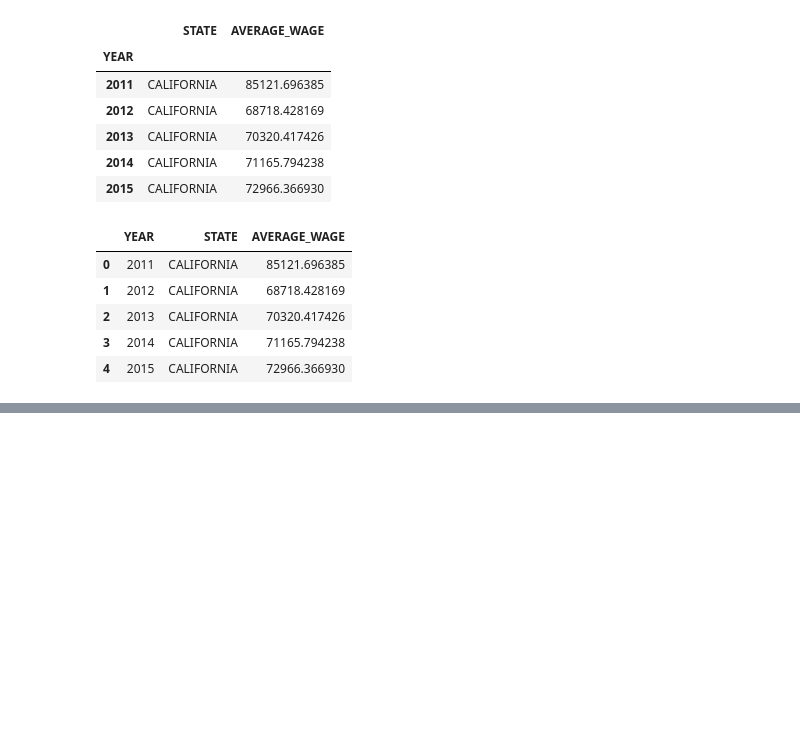
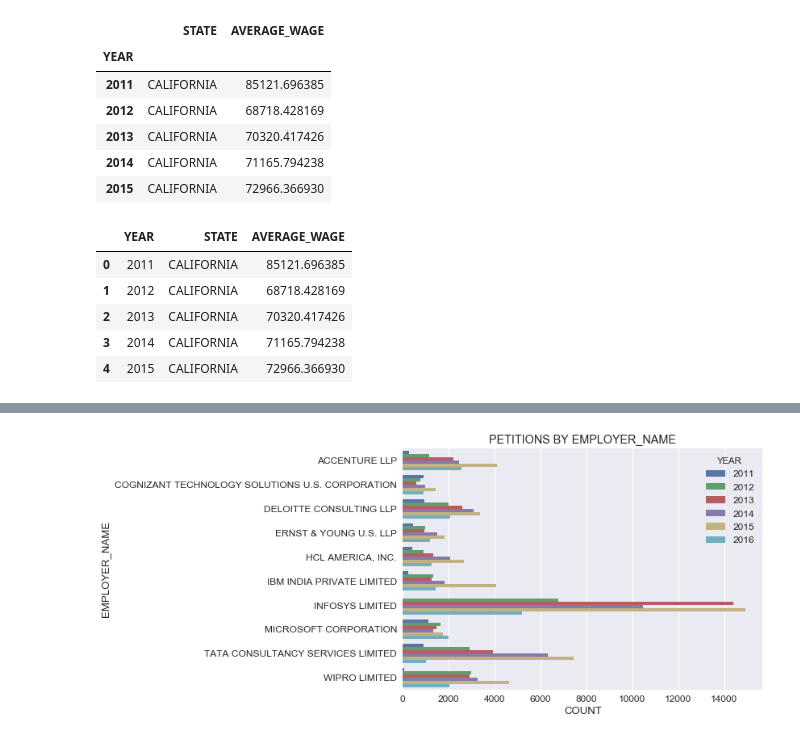
Before and after one commit to fangninghe/brahmbhatt_spandan_spring17, a Jupyter notebook: final/analysis/analysis.ipynb, the cells around one changed output, grey strips where cells are left out. Drawn from its saved outputs; the diff is of its cells as text; code cells hidden in the pictures; blank space fills up the shorter version.

```diff
--- a/final/analysis/analysis.ipynb
+++ b/final/analysis/analysis.ipynb
@@ -306,0 +317,3 @@ df_mean_wage.to_csv('data/ana_3.csv',index=False)
+# %%
+df_top_employer = locate_top_n(df_top_SOC,'EMPLOYER_NAME',10)     #select top 10 employers
+df_top_employer.shape
@@ -306,0 +331,4 @@ df_mean_wage.to_csv('data/ana_3.csv',index=False)
+# %%
+df_top_employer_year = pd.DataFrame(df_top_employer.groupby(['EMPLOYER_NAME','YEAR']).size())
+df_top_employer_year.columns = ['COUNT']
+df_top_employer_year.head()
@@ -306,0 +343,5 @@ df_mean_wage.to_csv('data/ana_3.csv',index=False)
+# %%
+df_top_employer_year.reset_index(level=0, inplace=True)
+# %%
+df_top_employer_year.reset_index(level=0, inplace=True)
+df_top_employer_year.head()
@@ -306,0 +355,7 @@ df_mean_wage.to_csv('data/ana_3.csv',index=False)
+# %%
+sns.barplot(x="COUNT", y="EMPLOYER_NAME", hue="YEAR", data=df_top_employer_year)
+plt.title('PETITIONS BY EMPLOYER_NAME')
+plt.xlabel('COUNT')
+plt.show()
+# %% [output]
+[figure, added]
```
Also changed, not shown: parts of 23 cells of this notebook.
